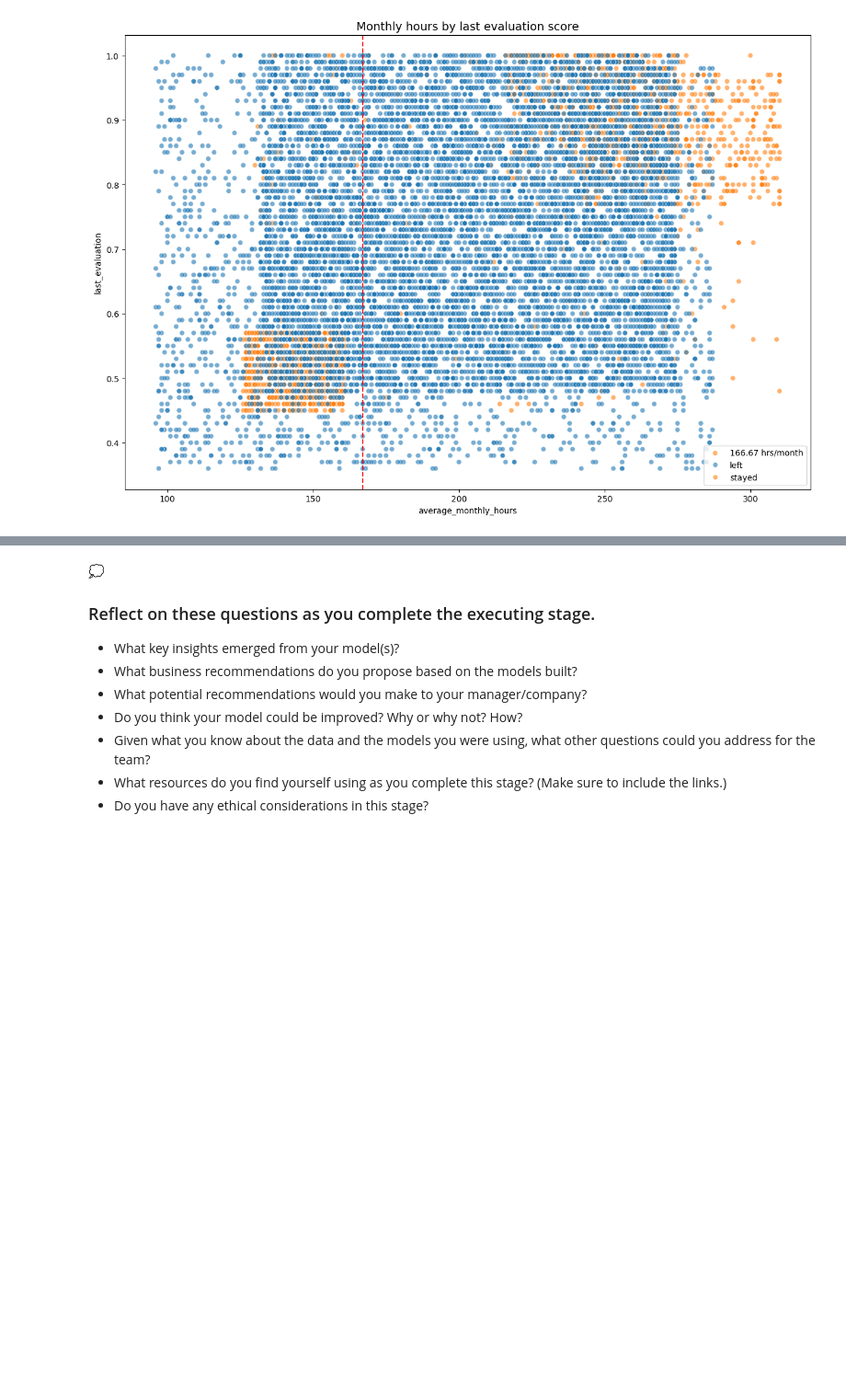
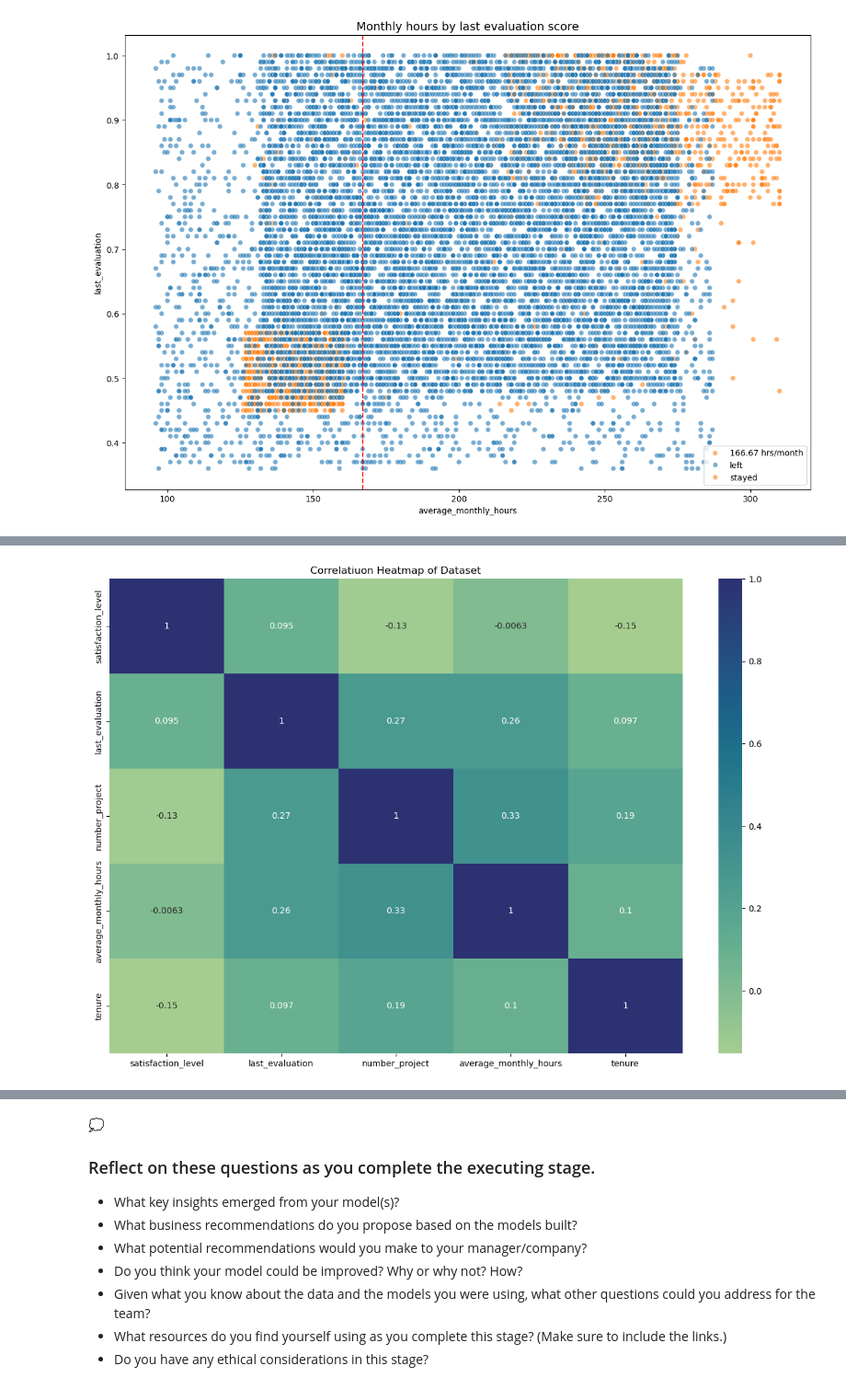
Before and after one commit to Anar-Abdullayev-23/Data-Driven-Suggestionf-for-HR, a Jupyter notebook: notebooks/Data-Driven_Suggestions_for_HR.ipynb, the cells around one changed output, grey strips where cells are left out. Shown at 92% size. Saved outputs shown, nothing was run; the diff lists cells and outputs as text; code cells hidden in the pictures; blank space fills up the shorter version.

```diff
--- a/notebooks/Data-Driven_Suggestions_for_HR.ipynb
+++ b/notebooks/Data-Driven_Suggestions_for_HR.ipynb
@@ -356,0 +330,10 @@ Add as many cells as you need to conduct the modeling process.
+# %%
+# Correlation heatmap
+plt.figure(figsize=(15,10))
+sns.heatmap(data[['satisfaction_level', 'last_evaluation', 'number_project', 'average_monthly_hours', 'tenure']]
+            .corr(numeric_only=True), annot=True,
+            cmap=sns.color_palette("crest", as_cmap=True))
+plt.title('Correlatiuon Heatmap of Dataset')
+plt.show()
+# %% [output]
+[figure, added]
```
Also changed, not shown: parts of 28 cells of this notebook.
